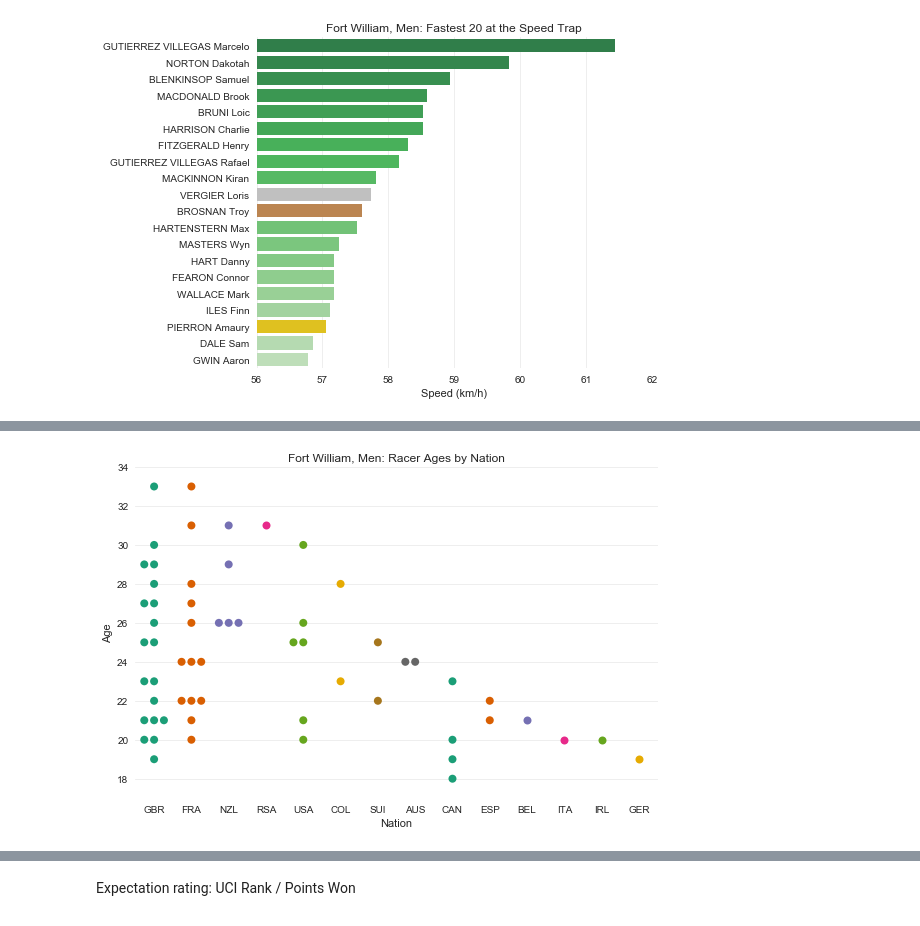
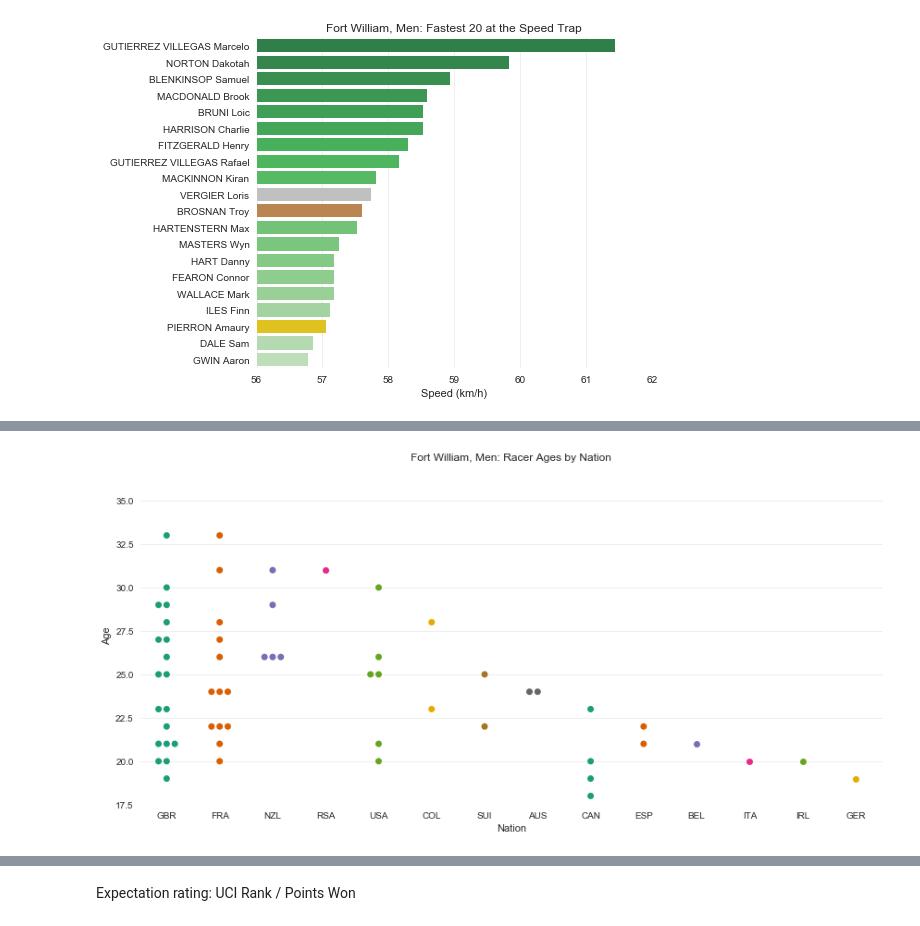
Before and after one commit to domwrap/mtbgeekstats, a Jupyter notebook: 2018/dh_race_analysis.ipynb, the cells around one changed output, grey strips where cells are left out. Saved outputs shown, nothing was run; the diff lists cells and outputs as text; code cells hidden in the pictures.

```diff
--- a/2018/dh_race_analysis.ipynb
+++ b/2018/dh_race_analysis.ipynb
@@ -77,6 +77,7 @@ df = pd.read_csv( file_prefix + '.results.csv', index_col=0 )
 # df = df.dropna() # remove DNF/DNS
 
 dfm = pd.read_csv( file_prefix + '.merged.csv', index_col=0 )
+df = dfm
 # %% [markdown]
 Do some input checks and error corrects
 # %%
@@ -145,7 +146,7 @@ def drawScatter( df2, col, title, timeCol=False, minX=False, maxX=False, color='
     plt.subplots(figsize=(pltX,pltY))
 
     if False == minX:
-        minX = df2[col].max()
+        minX = df2[col][:topX].max()
     if False == maxX:
         maxX = -.5
 #         maxX = df2[col].max()# - (df2[col].min()*.1)  #-.5
@@ -552,12 +560,18 @@ dfa
 # %%
-plot = sns.swarmplot( x='Nation', y='Age', data=dfm.sort_values('Age', ascending=False), palette='Dark2', size=8 )
+# plt.subplots(figsize=(30,10))
+plt.figure(figsize=(12,6))
+plot = sns.swarmplot( x='Nation', y='Age', data=dfm[:60].sort_values('Age', ascending=False), palette='Dark2', size=7 )
 # sns.countplot( x='Nation', data=dfm.sort_values('Nation', ascending=True), palette='Blues_d' )
+
+
 plot.set_frame_on(False)
 plt.title(chart_title_prefix + ': Racer Ages by Nation')
 plt.grid( True, which='major', axis='y', color='#EEEEEE' )
+plt.ylim( 17.5, 37 )
+
 plt.tight_layout()
 
 if image_gen:
     plt.savefig( file_prefix + '_age_by_nation.png', dpi=dpi )
 # %% [output]
-[figure, old version]
+[figure, new version]
```
Also changed, not shown: parts of 13 cells of this notebook, 8 other files.
